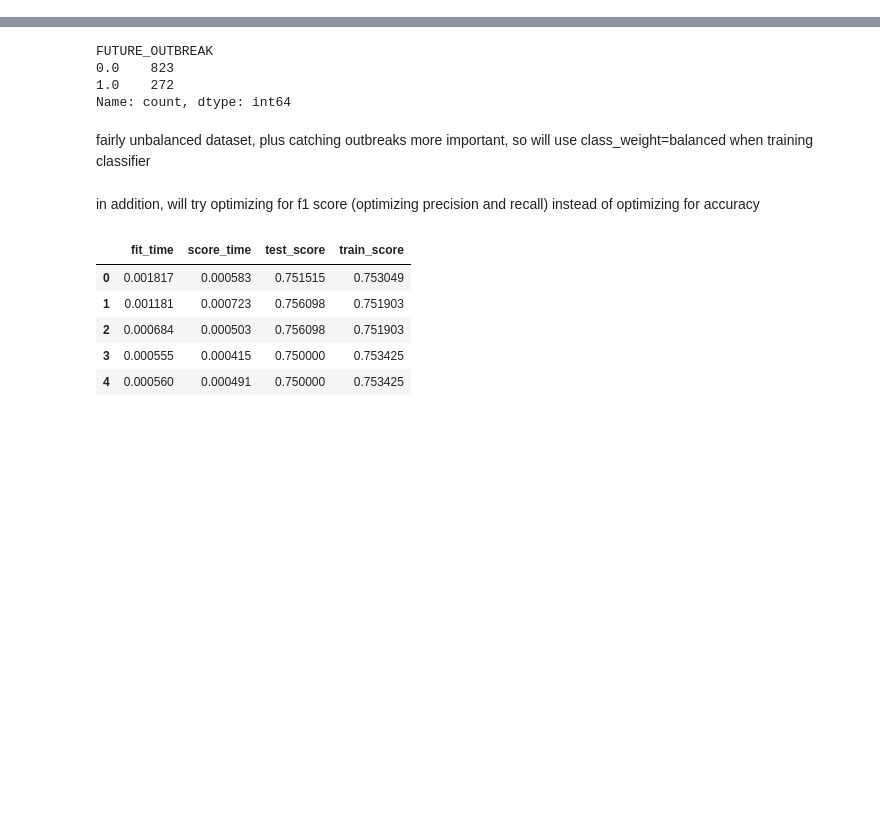
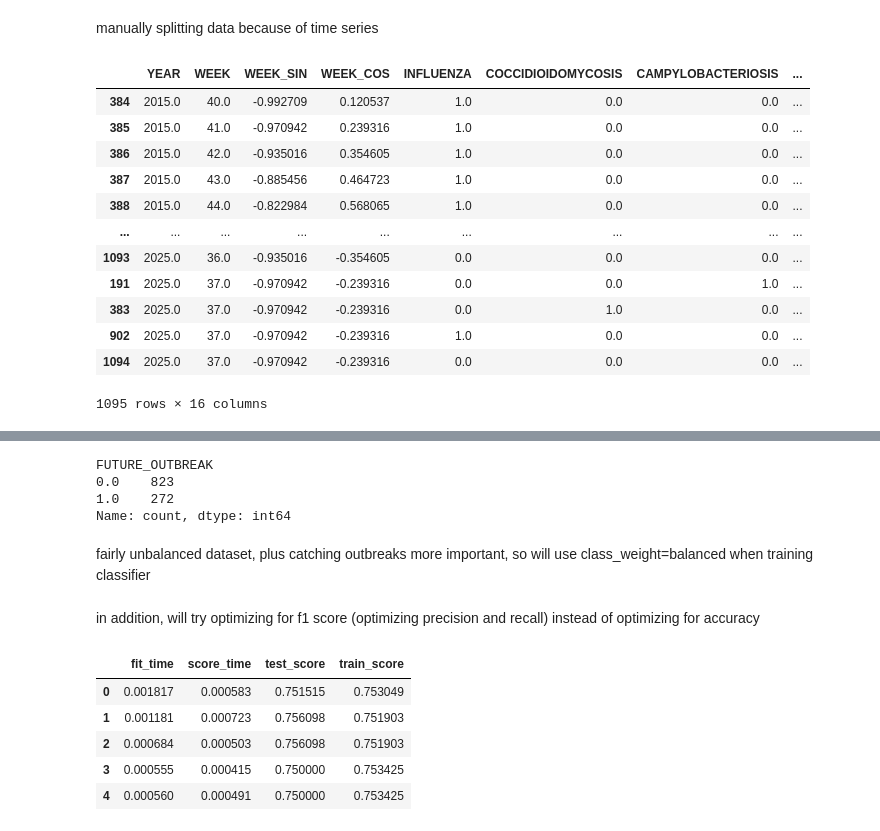
Before and after one commit to dave22r/RegionalOutbreakPredictor, a Jupyter notebook: ml/notebooks/model_experimenting.ipynb, the cells around one changed output, grey strips where cells are left out. Saved outputs shown, nothing was run; the diff lists cells and outputs as text; code cells hidden in the pictures; blank space fills up the shorter version.

Commit message:
feat(ml): manually data splitting

```diff
--- a/ml/notebooks/model_experimenting.ipynb
+++ b/ml/notebooks/model_experimenting.ipynb
@@ -28,0 +24,18 @@ df.head()
+# %% [markdown]
+manually splitting data because of time series
+# %%
+df.sort_values(by=["YEAR", "WEEK"])
+# %% [output]
+|  | YEAR | WEEK | WEEK_SIN | WEEK_COS | INFLUENZA | COCCIDIOIDOMYCOSIS | CAMPYLOBACTERIOSIS | ... |
+| 384 | 2015.0 | 40.0 | -0.992709 | 0.120537 | 1.0 | 0.0 | 0.0 | ... |
+| 385 | 2015.0 | 41.0 | -0.970942 | 0.239316 | 1.0 | 0.0 | 0.0 | ... |
+| 386 | 2015.0 | 42.0 | -0.935016 | 0.354605 | 1.0 | 0.0 | 0.0 | ... |
+| 387 | 2015.0 | 43.0 | -0.885456 | 0.464723 | 1.0 | 0.0 | 0.0 | ... |
+| 388 | 2015.0 | 44.0 | -0.822984 | 0.568065 | 1.0 | 0.0 | 0.0 | ... |
+| ... | ... | ... | ... | ... | ... | ... | ... | ... |
+| 1093 | 2025.0 | 36.0 | -0.935016 | -0.354605 | 0.0 | 0.0 | 0.0 | ... |
+| 191 | 2025.0 | 37.0 | -0.970942 | -0.239316 | 0.0 | 0.0 | 1.0 | ... |
+| 383 | 2025.0 | 37.0 | -0.970942 | -0.239316 | 0.0 | 1.0 | 0.0 | ... |
+| 902 | 2025.0 | 37.0 | -0.970942 | -0.239316 | 1.0 | 0.0 | 0.0 | ... |
+| 1094 | 2025.0 | 37.0 | -0.970942 | -0.239316 | 0.0 | 0.0 | 0.0 | ... |
+1095 rows × 16 columns
```
Also changed, not shown: parts of 6 cells of this notebook, 4 other files.
